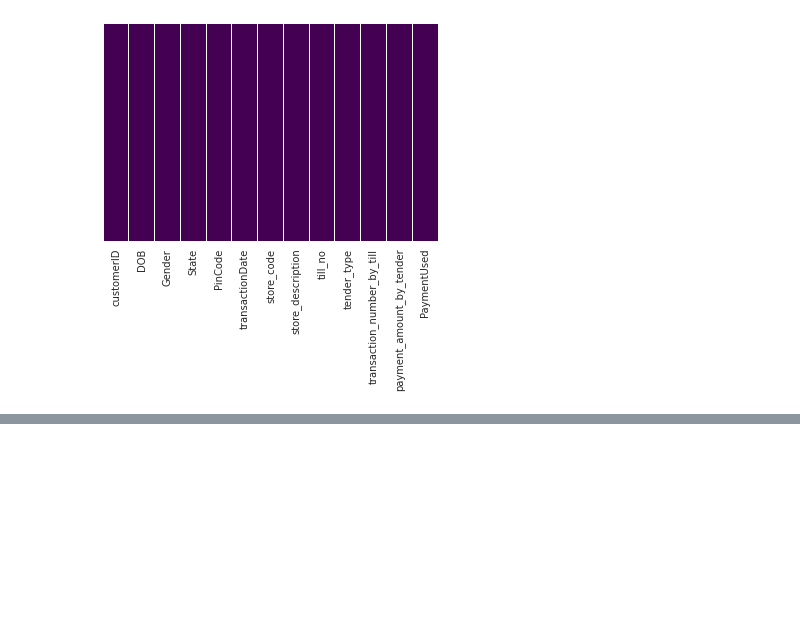
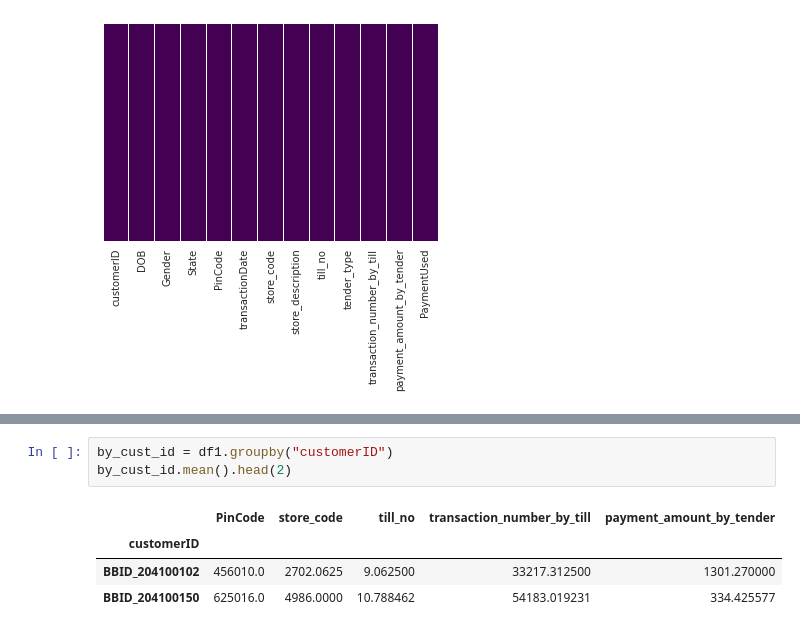
Before and after one commit to AvikantSrivastava/S-MART, a Jupyter notebook: Clustering.ipynb, the cells around one changed output, grey strips where cells are left out. Cells and saved outputs as stored; diff of their text form; blank space fills up the shorter version.

```diff
--- a/Clustering.ipynb
+++ b/Clustering.ipynb
@@ -317,3 +317,11 @@ df1.describe()
 | 50% | 580024.000000 | 4796.000000 | 9.000000 | 4.817500e+04 | 835.815000 |
 | 75% | 625016.000000 | 4843.000000 | 14.000000 | 7.249975e+04 | 2004.000000 |
 | max | 999999.000000 | 4986.000000 | 25.000000 | 7.031894e+09 | 65635.400000 |
+# %%
+by_cust_id = df1.groupby("customerID")
+by_cust_id.mean().head(2)
+# %% [output]
+|  | PinCode | store_code | till_no | transaction_number_by_till | payment_amount_by_tender |
+| customerID |  |  |  |  |  |
+| BBID_204100102 | 456010.0 | 2702.0625 | 9.062500 | 33217.312500 | 1301.270000 |
+| BBID_204100150 | 625016.0 | 4986.0000 | 10.788462 | 54183.019231 | 334.425577 |
```
Also changed, not shown: parts of 3 cells of this notebook.
